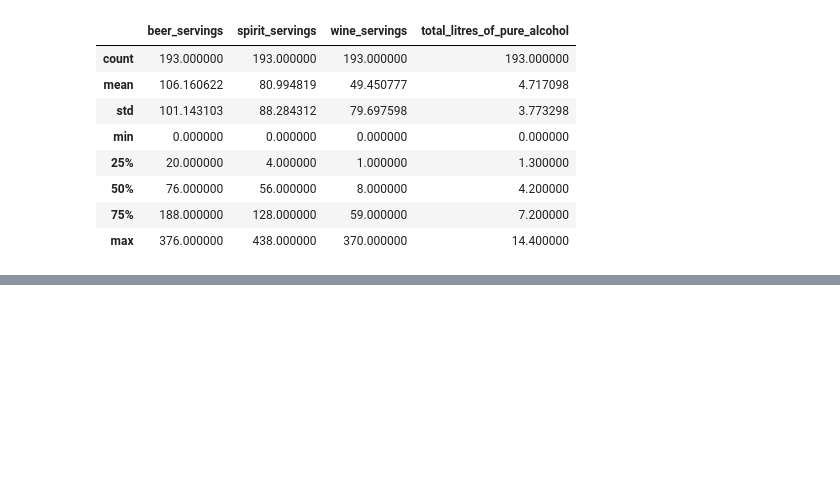
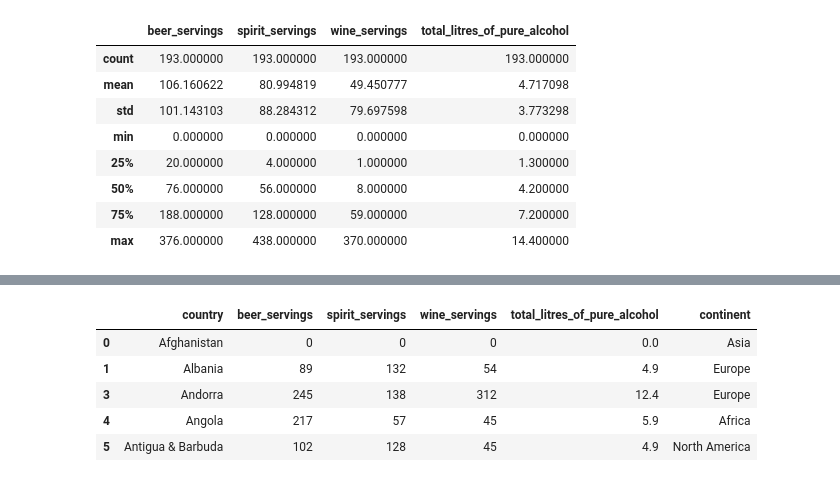
Before and after one commit to faruk3d/Pandas_practice, a Jupyter notebook: pandas.ipynb, the cells around one changed output, grey strips where cells are left out. Drawn from its saved outputs; the diff is of its cells as text; code cells hidden in the pictures; blank space fills up the shorter version.

```diff
--- a/pandas.ipynb
+++ b/pandas.ipynb
@@ -480,0 +496,9 @@ drinks.describe()
+# %%
+drinks.drop(2, axis = 0).head()
+# %% [output]
+|  | country | beer_servings | spirit_servings | wine_servings | total_litres_of_pure_alcohol | continent |
+| 0 | Afghanistan | 0 | 0 | 0 | 0.0 | Asia |
+| 1 | Albania | 89 | 132 | 54 | 4.9 | Europe |
+| 3 | Andorra | 245 | 138 | 312 | 12.4 | Europe |
+| 4 | Angola | 217 | 57 | 45 | 5.9 | Africa |
+| 5 | Antigua & Barbuda | 102 | 128 | 45 | 4.9 | North America |
```
Also changed, not shown: parts of 4 cells of this notebook.
